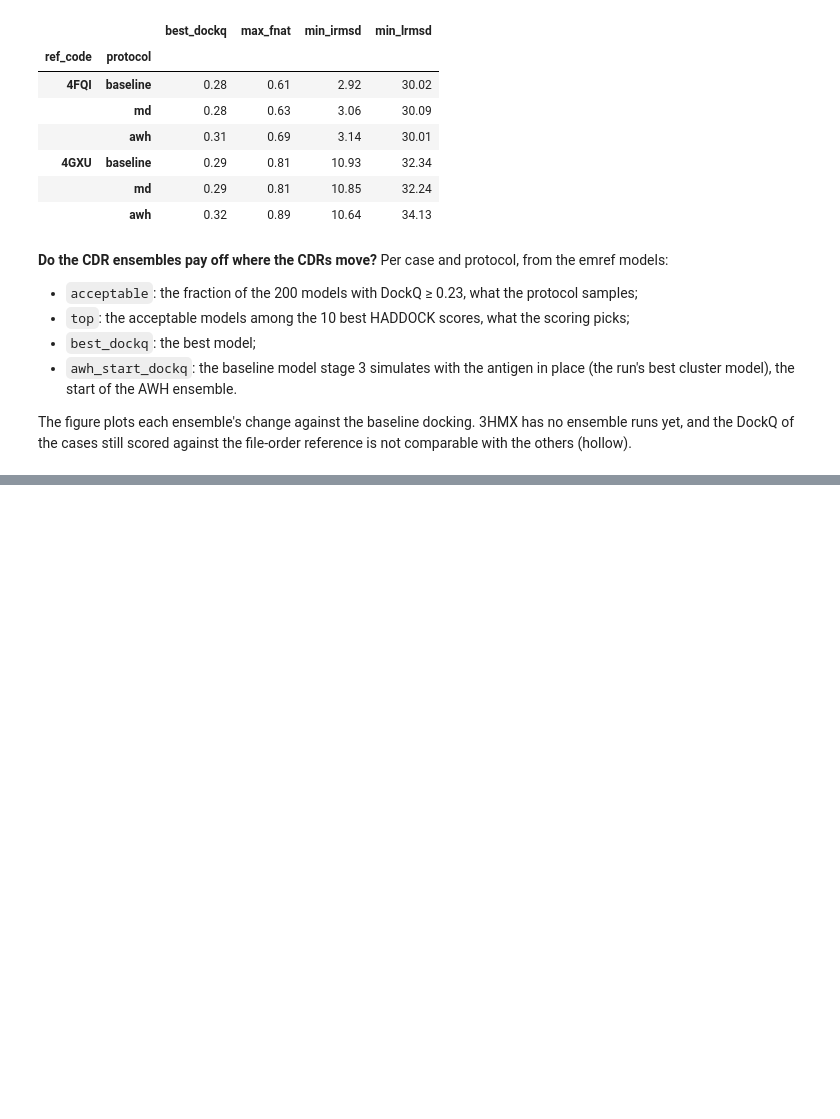
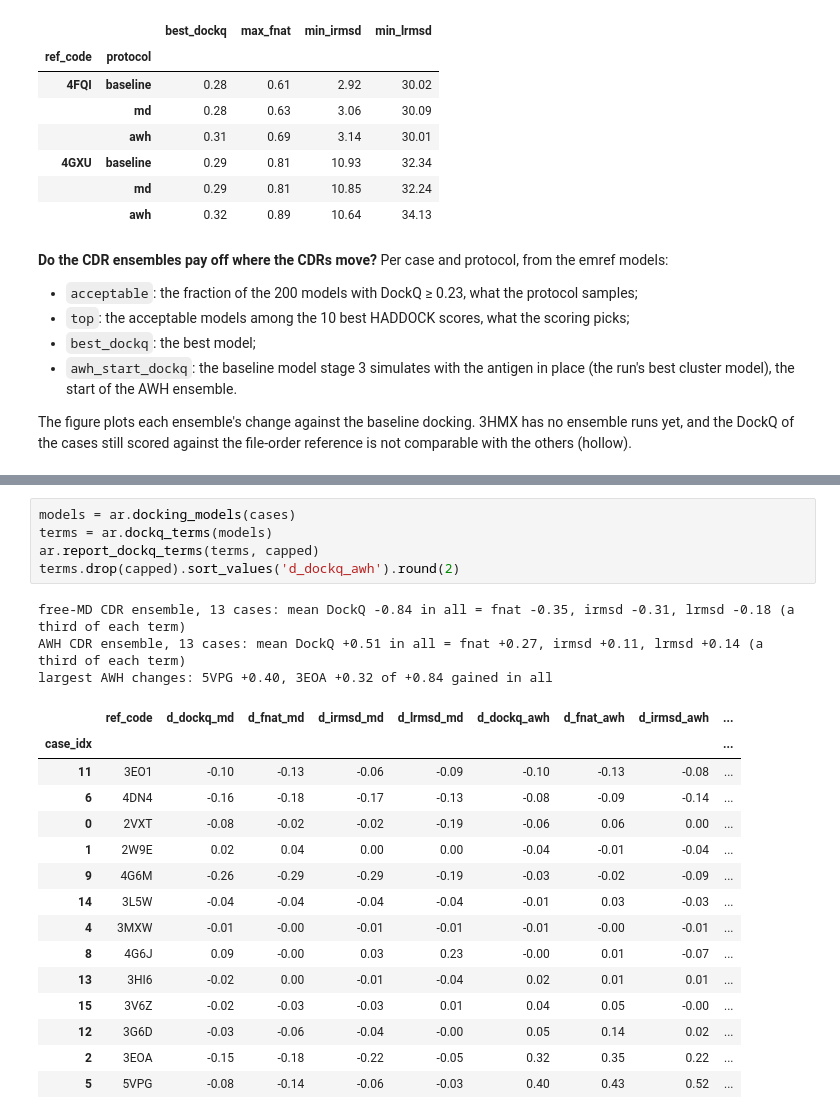
Before and after one commit to RubenChM/biobb_wf_antibody, a Jupyter notebook: biobb_wf_antibody/notebooks/exploration/ab_rmsds.ipynb, the cells around one changed output, grey strips where cells are left out. Cells and saved outputs as stored; diff of their text form; blank space fills up the shorter version.

```diff
--- a/biobb_wf_antibody/notebooks/exploration/ab_rmsds.ipynb
+++ b/biobb_wf_antibody/notebooks/exploration/ab_rmsds.ipynb
@@ -450,0 +472,24 @@ cases whose reference caps DockQ (their DockQ is not comparable): 4FQI, 4GXU
+# %%
+models = ar.docking_models(cases)
+terms = ar.dockq_terms(models)
+ar.report_dockq_terms(terms, capped)
+terms.drop(capped).sort_values('d_dockq_awh').round(2)
+# %% [output]
+free-MD CDR ensemble, 13 cases: mean DockQ -0.84 in all = fnat -0.35, irmsd -0.31, lrmsd -0.18 (a third of each term)
+AWH CDR ensemble, 13 cases: mean DockQ +0.51 in all = fnat +0.27, irmsd +0.11, lrmsd +0.14 (a third of each term)
+largest AWH changes: 5VPG +0.40, 3EOA +0.32 of +0.84 gained in all
+|  | ref_code | d_dockq_md | d_fnat_md | d_irmsd_md | d_lrmsd_md | d_dockq_awh | d_fnat_awh | d_irmsd_awh | ... |
+| case_idx |  |  |  |  |  |  |  |  | ... |
+| 11 | 3EO1 | -0.10 | -0.13 | -0.06 | -0.09 | -0.10 | -0.13 | -0.08 | ... |
+| 6 | 4DN4 | -0.16 | -0.18 | -0.17 | -0.13 | -0.08 | -0.09 | -0.14 | ... |
+| 0 | 2VXT | -0.08 | -0.02 | -0.02 | -0.19 | -0.06 | 0.06 | 0.00 | ... |
+| 1 | 2W9E | 0.02 | 0.04 | 0.00 | 0.00 | -0.04 | -0.01 | -0.04 | ... |
+| 9 | 4G6M | -0.26 | -0.29 | -0.29 | -0.19 | -0.03 | -0.02 | -0.09 | ... |
+| 14 | 3L5W | -0.04 | -0.04 | -0.04 | -0.04 | -0.01 | 0.03 | -0.03 | ... |
+| 4 | 3MXW | -0.01 | -0.00 | -0.01 | -0.01 | -0.01 | -0.00 | -0.01 | ... |
+| 8 | 4G6J | 0.09 | -0.00 | 0.03 | 0.23 | -0.00 | 0.01 | -0.07 | ... |
+| 13 | 3HI6 | -0.02 | 0.00 | -0.01 | -0.04 | 0.02 | 0.01 | 0.01 | ... |
+| 15 | 3V6Z | -0.02 | -0.03 | -0.03 | 0.01 | 0.04 | 0.05 | -0.00 | ... |
+| 12 | 3G6D | -0.03 | -0.06 | -0.04 | -0.00 | 0.05 | 0.14 | 0.02 | ... |
+| 2 | 3EOA | -0.15 | -0.18 | -0.22 | -0.05 | 0.32 | 0.35 | 0.22 | ... |
+| 5 | 5VPG | -0.08 | -0.14 | -0.06 | -0.03 | 0.40 | 0.43 | 0.52 | ... |
```
Also changed, not shown: parts of 14 cells of this notebook, 1 other file.
